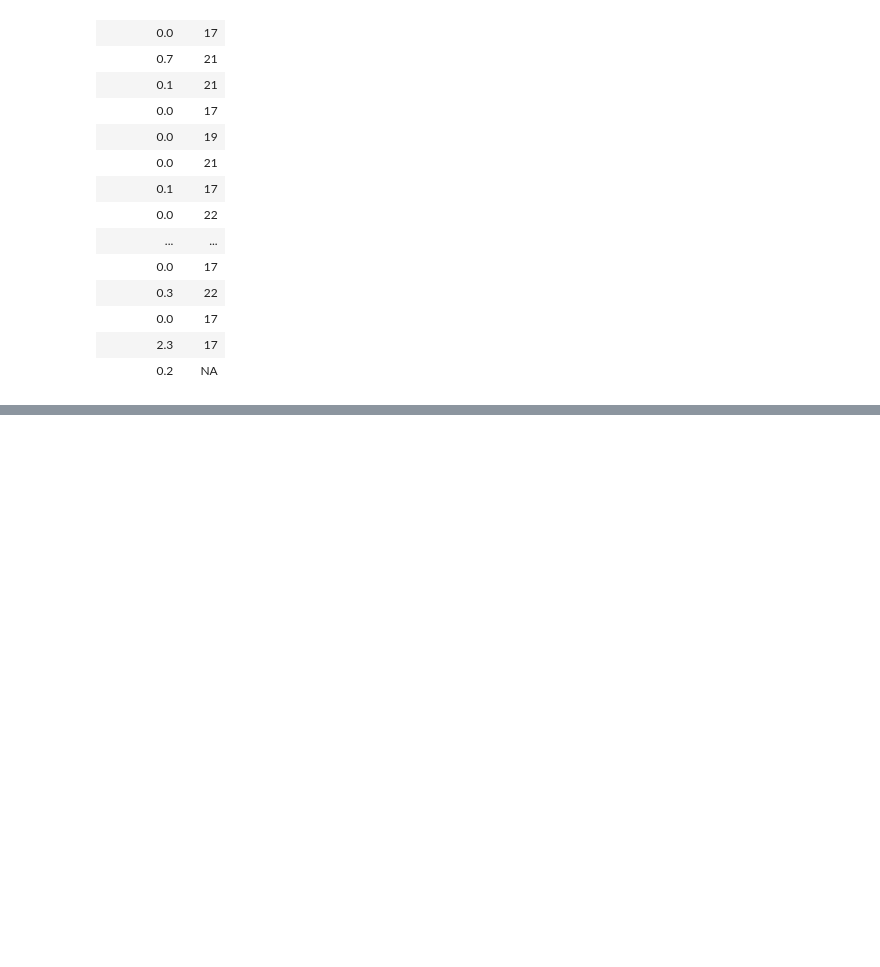
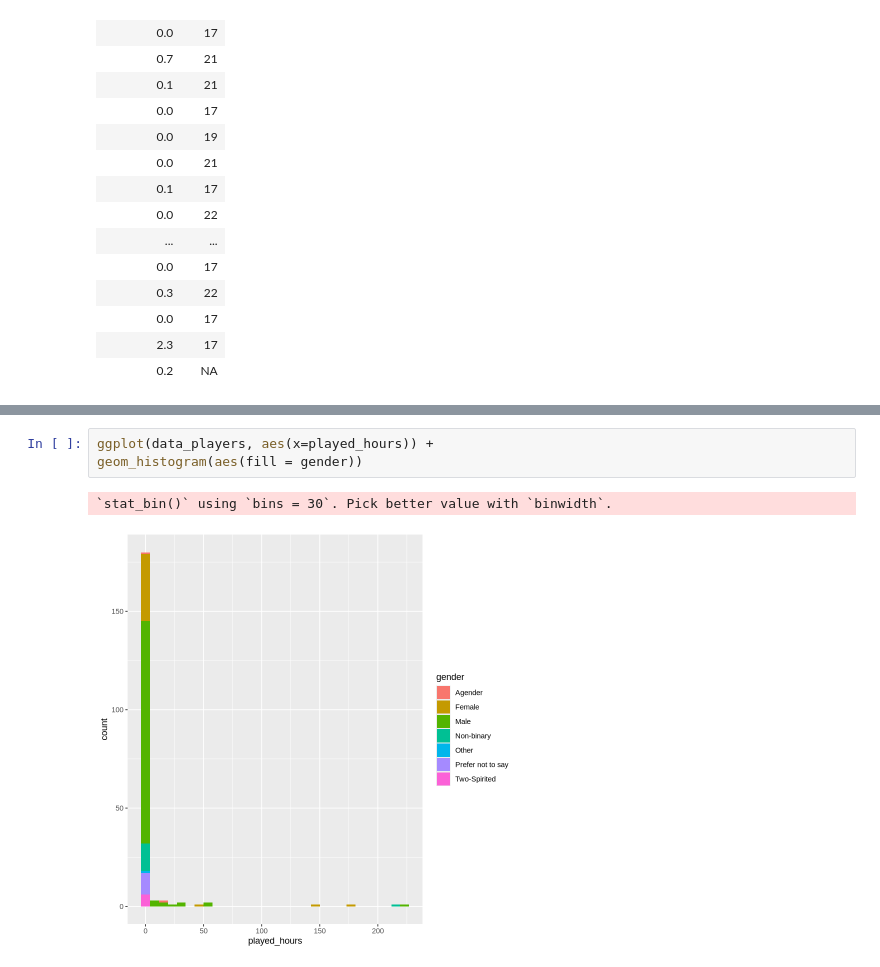
Before and after one commit to Tim03-nb/Tim-Qin-45776374-Project, a Jupyter notebook: Project_Code.ipynb, the cells around one changed output, grey strips where cells are left out. Drawn from its saved outputs; the diff is of its cells as text; blank space fills up the shorter version.

```diff
--- a/Project_Code.ipynb
+++ b/Project_Code.ipynb
@@ -72,0 +72,6 @@ A tibble: 196 × 2
+# %%
+ggplot(data_players, aes(x=played_hours)) +
+geom_histogram(aes(fill = gender))
+# %% [output]
+`stat_bin()` using `bins = 30`. Pick better value with `binwidth`.
+[figure, added]
```
Also changed, not shown: parts of 4 cells of this notebook.
